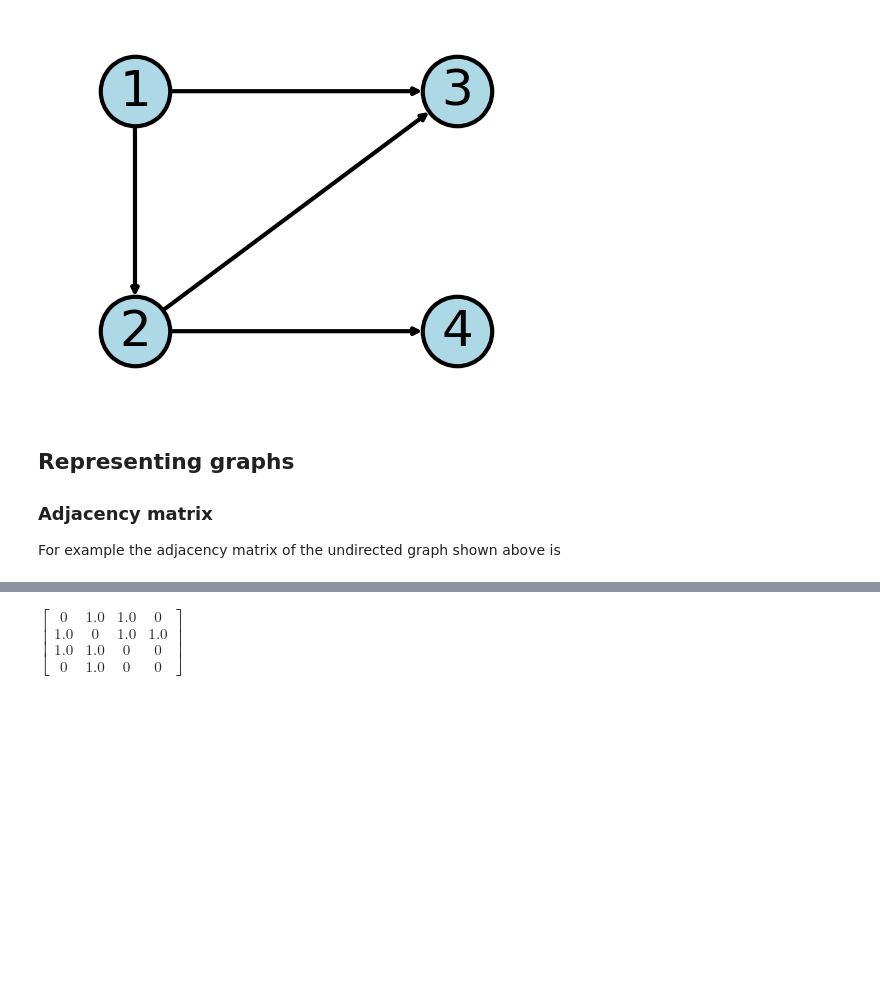
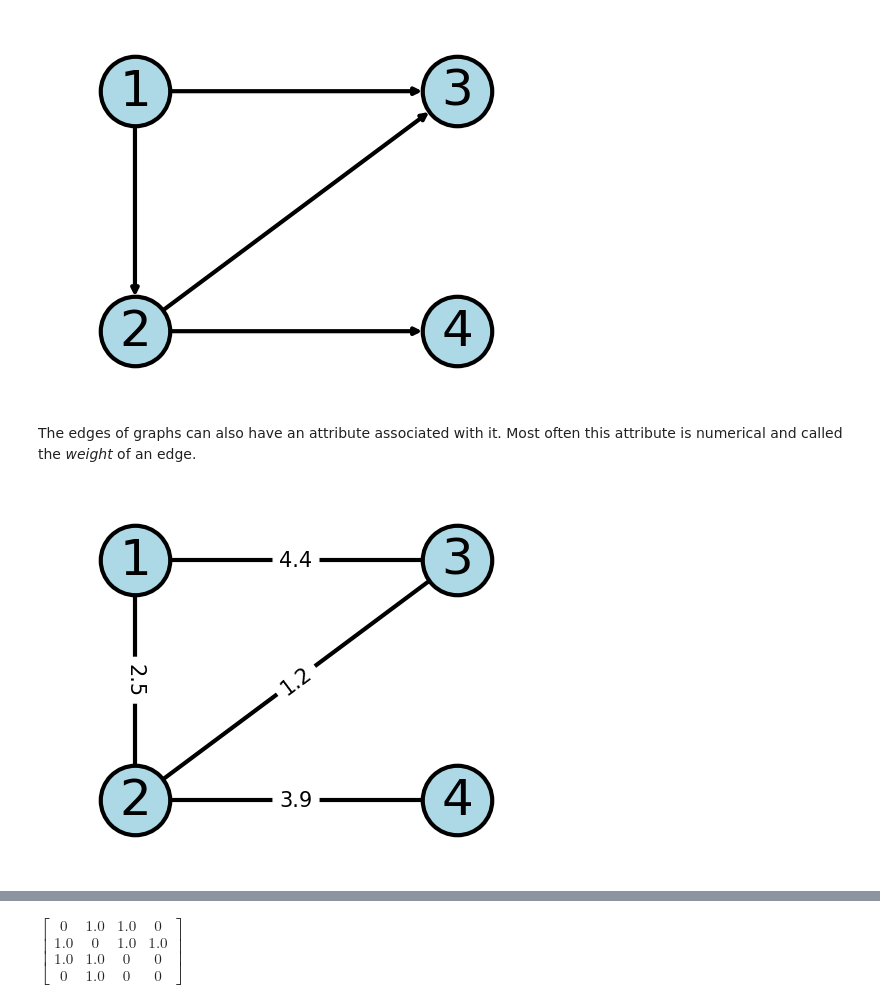
Before and after one commit to amanuelanteneh/aman-notes, a Jupyter notebook: _sources/computerscience/algorithms/graph_algos.ipynb, the cells around one changed output, grey strips where cells are left out. Drawn from its saved outputs; the diff is of its cells as text; code cells hidden in the pictures; blank space fills up the shorter version.

```diff
--- a/_sources/computerscience/algorithms/graph_algos.ipynb
+++ b/_sources/computerscience/algorithms/graph_algos.ipynb
@@ -48,10 +48,29 @@ plt.axis("off")
 plt.show()
 # %% [output]
 [figure]
-# %% [markdown]
-## Representing graphs
-
-### Adjacency matrix
-
-
-For example the adjacency matrix of the undirected graph shown above is
+# %% [markdown]
+The edges of graphs can also have an attribute associated with it. Most often this attribute is numerical and called the *weight* of an edge.
+# %%
+G_weighted = nx.Graph()
+V = [1,2,3,4]
+E = [(1, 2, {'weight':2.5}), (2, 3, {'weight':1.2}), (1, 3, {'weight':4.4}), (2, 4, {'weight':3.9})]
+G_weighted.add_nodes_from(V)
+G_weighted.add_edges_from(E)
+
+# explicitly set node positions
+# G[i][j] returns edge data of edge (i,j)
+pos = {1: (0, 0), 2: (0, -1), 3: (1, 0), 4: (1, -1) }
+nx.draw_networkx(G, pos, **options)
+nx.draw_networkx_edge_labels(
+    G, pos,
+    edge_labels={ E : G_weighted[E[0]][E[1]]['weight']  for E in G_weighted.edges()}, # loop trough edges and make dict { edge: weight }
+    font_color='black',
+    font_size=15
+)
+
+ax = plt.gca()
+ax.margins(0.20)
+plt.axis("off")
+plt.show()
+# %% [output]
+[figure, added]
```
Also changed, not shown: parts of 6 cells of this notebook, 3 other files.
